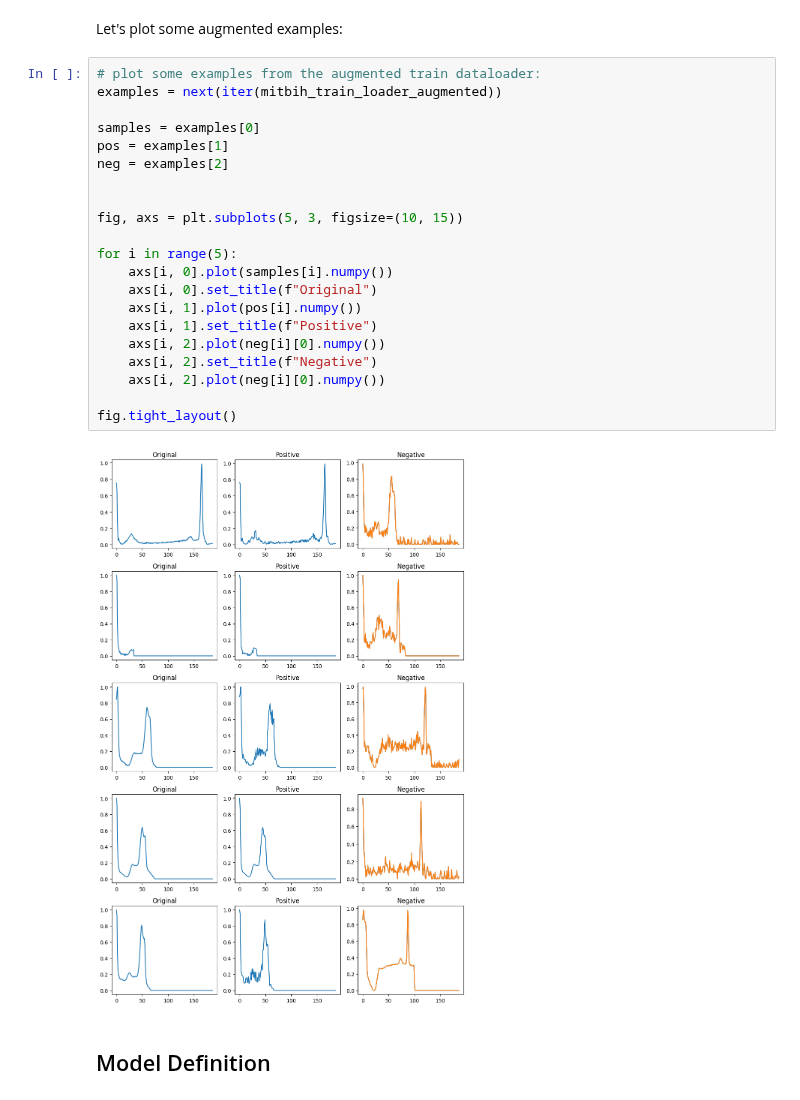
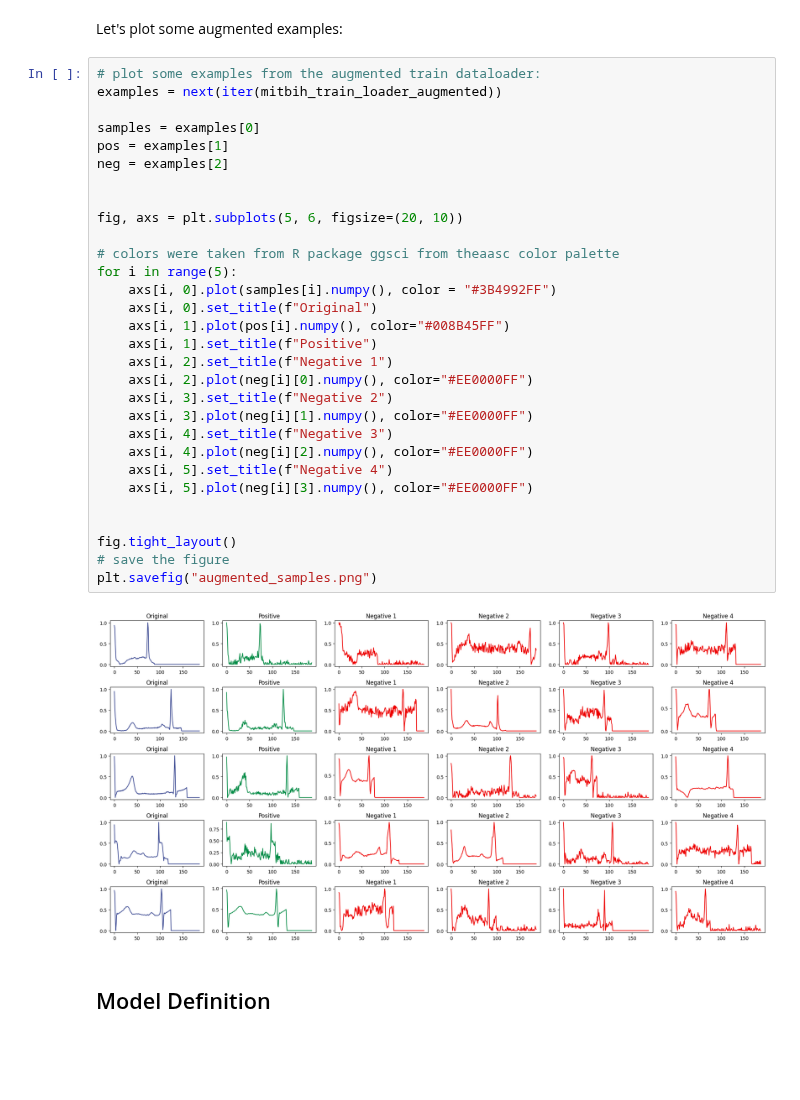
Before and after one commit to JHSchlegel/ML4Healthcare, a Jupyter notebook: project2/task2/representation_learning/representation_learning.ipynb, the cells around one changed output. Saved outputs shown, nothing was run; the diff lists cells and outputs as text; blank space fills up the shorter version.

```diff
--- a/project2/task2/representation_learning/representation_learning.ipynb
+++ b/project2/task2/representation_learning/representation_learning.ipynb
@@ -159,26 +162,35 @@ Let's plot some augmented examples:
 # %%
 # plot some examples from the augmented train dataloader:
 examples = next(iter(mitbih_train_loader_augmented))
 
 samples = examples[0]
 pos = examples[1]
 neg = examples[2]
 
 
-fig, axs = plt.subplots(5, 3, figsize=(10, 15))
+fig, axs = plt.subplots(5, 6, figsize=(20, 10))
 
+# colors were taken from R package ggsci from theaasc color palette
 for i in range(5):
-    axs[i, 0].plot(samples[i].numpy())
+    axs[i, 0].plot(samples[i].numpy(), color = "#3B4992FF")
     axs[i, 0].set_title(f"Original")
-    axs[i, 1].plot(pos[i].numpy())
+    axs[i, 1].plot(pos[i].numpy(), color="#008B45FF")
     axs[i, 1].set_title(f"Positive")
-    axs[i, 2].plot(neg[i][0].numpy())
-    axs[i, 2].set_title(f"Negative")
-    axs[i, 2].plot(neg[i][0].numpy())
+    axs[i, 2].set_title(f"Negative 1")
+    axs[i, 2].plot(neg[i][0].numpy(), color="#EE0000FF")
+    axs[i, 3].set_title(f"Negative 2")
+    axs[i, 3].plot(neg[i][1].numpy(), color="#EE0000FF")
+    axs[i, 4].set_title(f"Negative 3")
+    axs[i, 4].plot(neg[i][2].numpy(), color="#EE0000FF")
+    axs[i, 5].set_title(f"Negative 4")
+    axs[i, 5].plot(neg[i][3].numpy(), color="#EE0000FF")
+
 
 fig.tight_layout()
+# save the figure
+plt.savefig("augmented_samples.png")
 # %% [output]
-[figure, old version]
+[figure, new version]
 # %% [markdown]
 ## Model Definition
 # %% [markdown]
```
Also changed, not shown: parts of 9 cells of this notebook, 3 other files.
